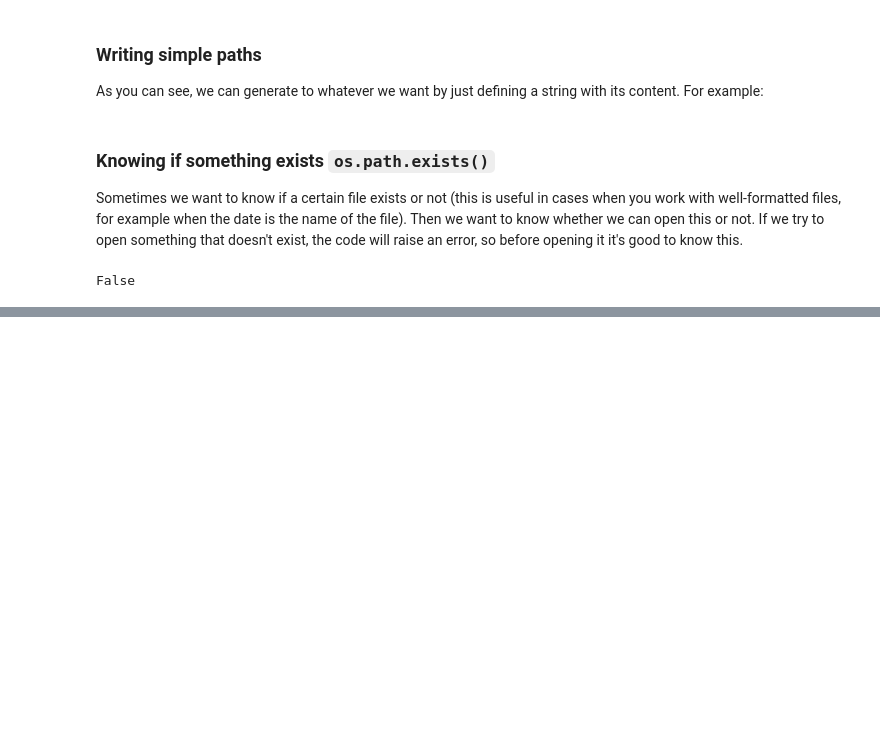
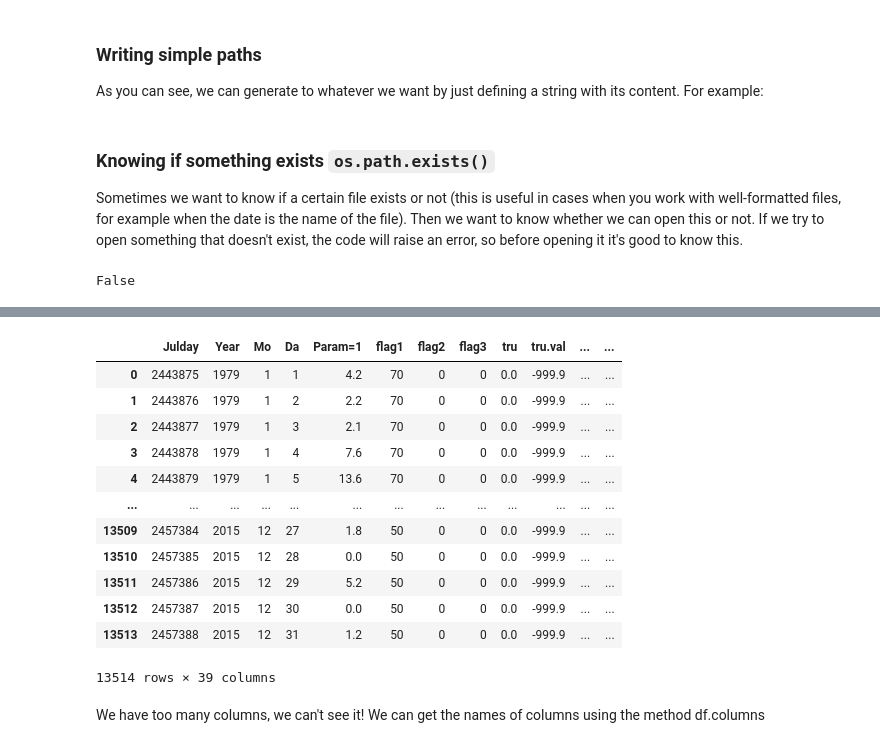
Before and after one commit to LudCano/LFA-python-short-course, a Jupyter notebook: Week2.ipynb, the cells around one changed output, grey strips where cells are left out. Cells and saved outputs as stored; diff of their text form; code cells hidden in the pictures; blank space fills up the shorter version.

```diff
--- a/Week2.ipynb
+++ b/Week2.ipynb
@@ -77,0 +331,19 @@ For now we will stay here, and if needed we will learn more things for `os` and
+# %%
+df2 = pd.read_csv('data_samples/EL_ALTO_AEROPUERTO_simple.dat', delim_whitespace=True, skiprows=12)
+df2
+# %% [output]
+|  | Julday | Year | Mo | Da | Param=1 | flag1 | flag2 | flag3 | tru | tru.val | ... | ... |
+| 0 | 2443875 | 1979 | 1 | 1 | 4.2 | 70 | 0 | 0 | 0.0 | -999.9 | ... | ... |
+| 1 | 2443876 | 1979 | 1 | 2 | 2.2 | 70 | 0 | 0 | 0.0 | -999.9 | ... | ... |
+| 2 | 2443877 | 1979 | 1 | 3 | 2.1 | 70 | 0 | 0 | 0.0 | -999.9 | ... | ... |
+| 3 | 2443878 | 1979 | 1 | 4 | 7.6 | 70 | 0 | 0 | 0.0 | -999.9 | ... | ... |
+| 4 | 2443879 | 1979 | 1 | 5 | 13.6 | 70 | 0 | 0 | 0.0 | -999.9 | ... | ... |
+| ... | ... | ... | ... | ... | ... | ... | ... | ... | ... | ... | ... | ... |
+| 13509 | 2457384 | 2015 | 12 | 27 | 1.8 | 50 | 0 | 0 | 0.0 | -999.9 | ... | ... |
+| 13510 | 2457385 | 2015 | 12 | 28 | 0.0 | 50 | 0 | 0 | 0.0 | -999.9 | ... | ... |
+| 13511 | 2457386 | 2015 | 12 | 29 | 5.2 | 50 | 0 | 0 | 0.0 | -999.9 | ... | ... |
+| 13512 | 2457387 | 2015 | 12 | 30 | 0.0 | 50 | 0 | 0 | 0.0 | -999.9 | ... | ... |
+| 13513 | 2457388 | 2015 | 12 | 31 | 1.2 | 50 | 0 | 0 | 0.0 | -999.9 | ... | ... |
+13514 rows × 39 columns
+# %% [markdown]
+We have too many columns, we can't see it! We can get the names of columns using the method df.columns
```
Also changed, not shown: parts of 52 cells of this notebook, 3 other files.
